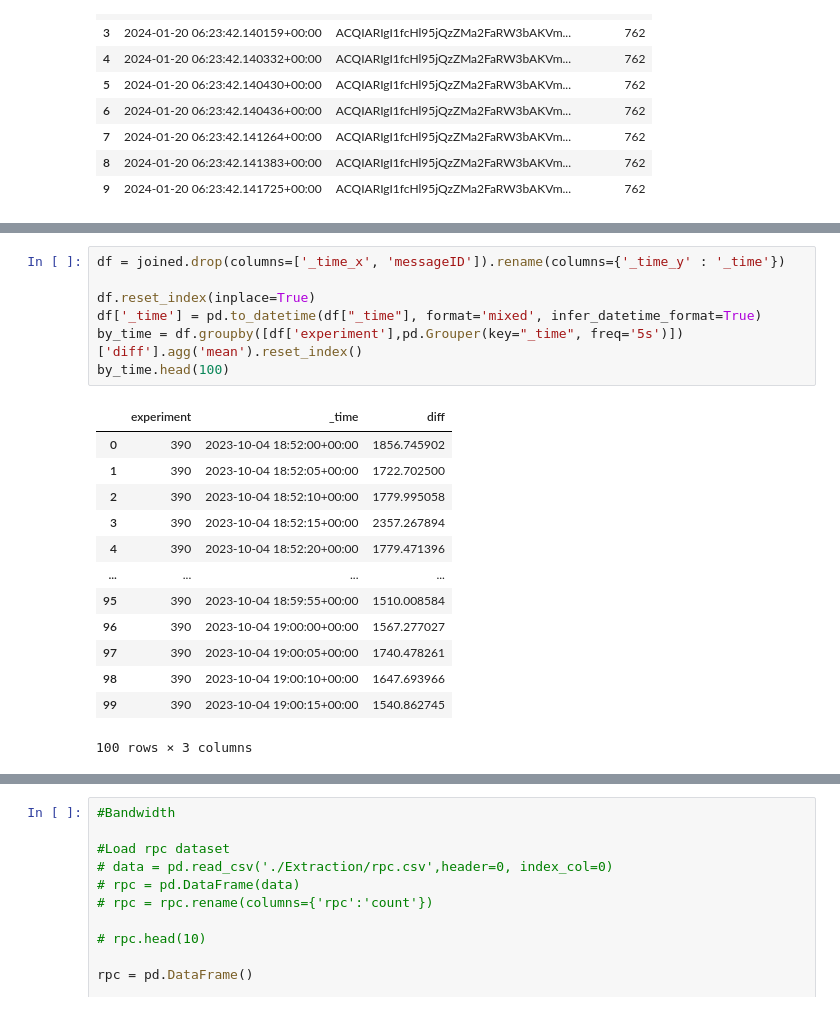
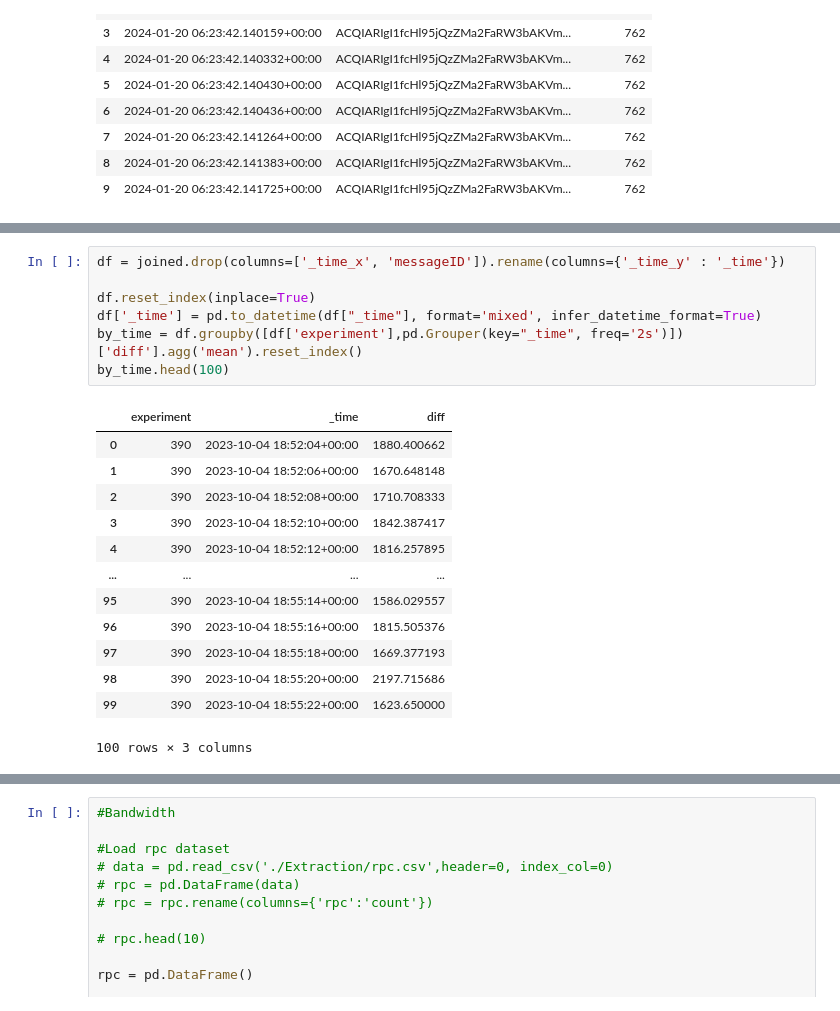
Before and after one commit to FlavScheidt/flexi-pipe, a Jupyter notebook: data/CausalAnalysis/GenerateDatasets/GenerateDatasets.ipynb, the cells around one changed output, grey strips where cells are left out. Drawn from its saved outputs; the diff is of its cells as text.

```diff
--- a/data/CausalAnalysis/GenerateDatasets/GenerateDatasets.ipynb
+++ b/data/CausalAnalysis/GenerateDatasets/GenerateDatasets.ipynb
@@ -181,23 +181,23 @@ joined.head(10)
 # %%
 df = joined.drop(columns=['_time_x', 'messageID']).rename(columns={'_time_y' : '_time'})
 
 df.reset_index(inplace=True)
 df['_time'] = pd.to_datetime(df["_time"], format='mixed', infer_datetime_format=True)
-by_time = df.groupby([df['experiment'],pd.Grouper(key="_time", freq='5s')])['diff'].agg('mean').reset_index()
+by_time = df.groupby([df['experiment'],pd.Grouper(key="_time", freq='2s')])['diff'].agg('mean').reset_index()
 by_time.head(100)
 # %% [output]
 |  | experiment | _time | diff |
-| 0 | 390 | 2023-10-04 18:52:00+00:00 | 1856.745902 |
-| 1 | 390 | 2023-10-04 18:52:05+00:00 | 1722.702500 |
-| 2 | 390 | 2023-10-04 18:52:10+00:00 | 1779.995058 |
-| 3 | 390 | 2023-10-04 18:52:15+00:00 | 2357.267894 |
-| 4 | 390 | 2023-10-04 18:52:20+00:00 | 1779.471396 |
+| 0 | 390 | 2023-10-04 18:52:04+00:00 | 1880.400662 |
+| 1 | 390 | 2023-10-04 18:52:06+00:00 | 1670.648148 |
+| 2 | 390 | 2023-10-04 18:52:08+00:00 | 1710.708333 |
+| 3 | 390 | 2023-10-04 18:52:10+00:00 | 1842.387417 |
+| 4 | 390 | 2023-10-04 18:52:12+00:00 | 1816.257895 |
 | ... | ... | ... | ... |
-| 95 | 390 | 2023-10-04 18:59:55+00:00 | 1510.008584 |
-| 96 | 390 | 2023-10-04 19:00:00+00:00 | 1567.277027 |
-| 97 | 390 | 2023-10-04 19:00:05+00:00 | 1740.478261 |
-| 98 | 390 | 2023-10-04 19:00:10+00:00 | 1647.693966 |
-| 99 | 390 | 2023-10-04 19:00:15+00:00 | 1540.862745 |
+| 95 | 390 | 2023-10-04 18:55:14+00:00 | 1586.029557 |
+| 96 | 390 | 2023-10-04 18:55:16+00:00 | 1815.505376 |
+| 97 | 390 | 2023-10-04 18:55:18+00:00 | 1669.377193 |
+| 98 | 390 | 2023-10-04 18:55:20+00:00 | 2197.715686 |
+| 99 | 390 | 2023-10-04 18:55:22+00:00 | 1623.650000 |
 100 rows × 3 columns
 # %%
 prop = by_time.rename(columns={'diff':'propagationTime'})
```
Also changed, not shown: parts of 16 cells of this notebook, 1 other file.
